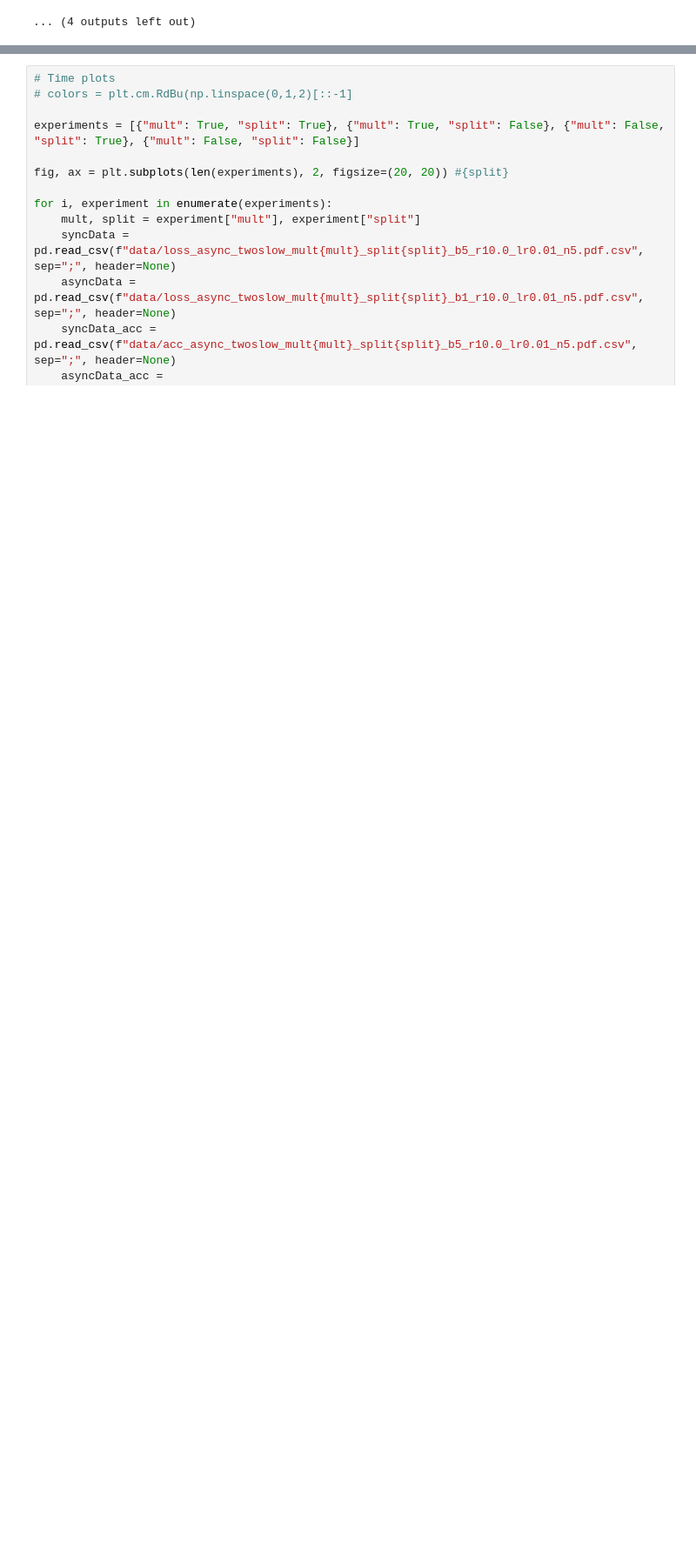
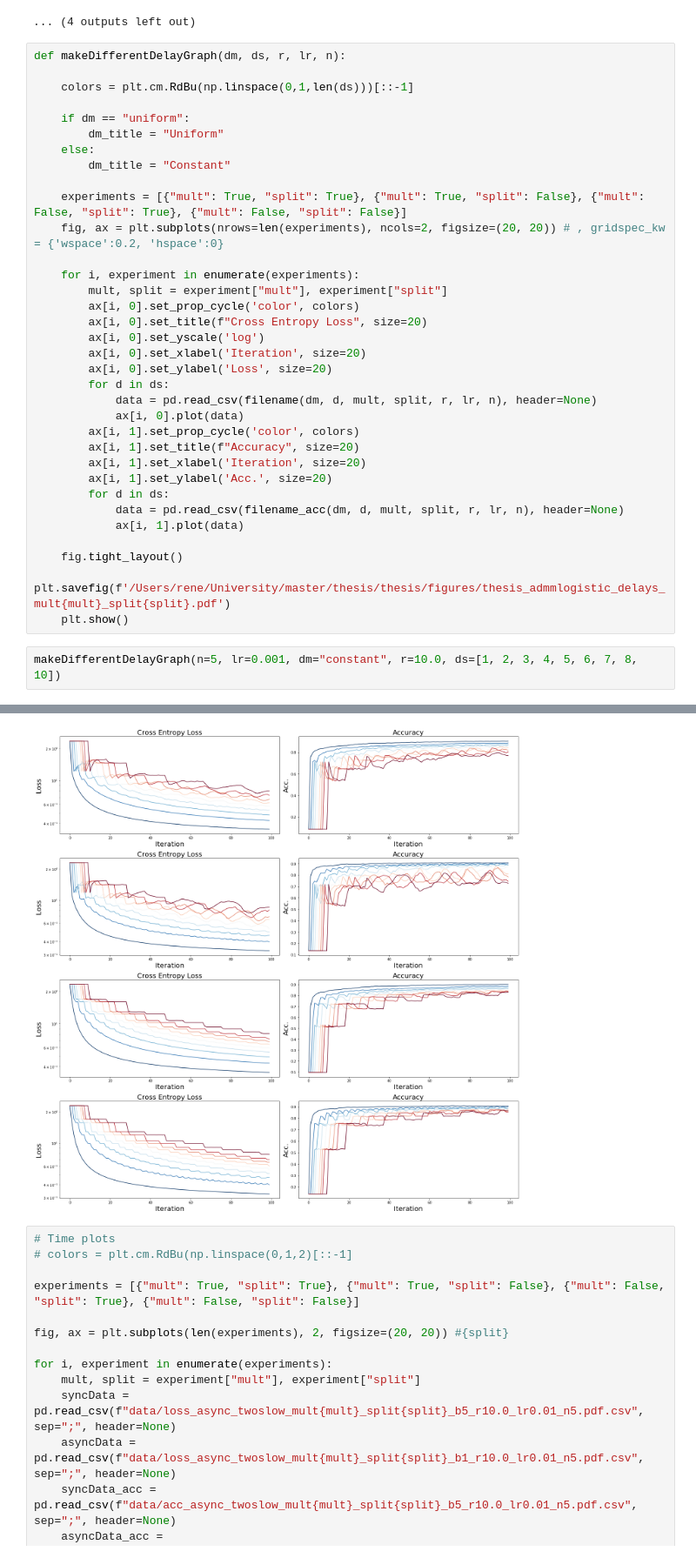
Before and after one commit to filipre/master-experiments, a Jupyter notebook: admm-logistic-regression/visualizations.ipynb, the cells around one changed output, grey strips where cells are left out. Shown at 87% size. Cells and saved outputs as stored; diff of their text form; blank space fills up the shorter version.

```diff
--- a/admm-logistic-regression/visualizations.ipynb
+++ b/admm-logistic-regression/visualizations.ipynb
@@ -242,3 +242,40 @@ data/acc_dmuniform_d8_multTrue_splitFalse_r10.0_lr0.001_n5.csv
 data/acc_dmuniform_d10_multTrue_splitFalse_r10.0_lr0.001_n5.csv
 [figure]
 ... (4 outputs left out)
+# %%
+def makeDifferentDelayGraph(dm, ds, r, lr, n):
+
+    colors = plt.cm.RdBu(np.linspace(0,1,len(ds)))[::-1]
+
+    if dm == "uniform":
+        dm_title = "Uniform"
+    else:
+        dm_title = "Constant"
+
+    experiments = [{"mult": True, "split": True}, {"mult": True, "split": False}, {"mult": False, "split": True}, {"mult": False, "split": False}]
+    fig, ax = plt.subplots(nrows=len(experiments), ncols=2, figsize=(20, 20)) # , gridspec_kw = {'wspace':0.2, 'hspace':0}
+
+    for i, experiment in enumerate(experiments):
+        mult, split = experiment["mult"], experiment["split"]
+        ax[i, 0].set_prop_cycle('color', colors)
+        ax[i, 0].set_title(f"Cross Entropy Loss", size=20)
+        ax[i, 0].set_yscale('log')
+        ax[i, 0].set_xlabel('Iteration', size=20)
+        ax[i, 0].set_ylabel('Loss', size=20)
+        for d in ds:
+            data = pd.read_csv(filename(dm, d, mult, split, r, lr, n), header=None)
+            ax[i, 0].plot(data)
+        ax[i, 1].set_prop_cycle('color', colors)
+        ax[i, 1].set_title(f"Accuracy", size=20)
+        ax[i, 1].set_xlabel('Iteration', size=20)
+        ax[i, 1].set_ylabel('Acc.', size=20)
+        for d in ds:
+            data = pd.read_csv(filename_acc(dm, d, mult, split, r, lr, n), header=None)
+            ax[i, 1].plot(data)
+
+    fig.tight_layout()
+    plt.savefig(f'/Users/rene/University/master/thesis/thesis/figures/thesis_admmlogistic_delays_mult{mult}_split{split}.pdf')
+    plt.show()
+# %%
+makeDifferentDelayGraph(n=5, lr=0.001, dm="constant", r=10.0, ds=[1, 2, 3, 4, 5, 6, 7, 8, 10])
+# %% [output]
@@ -245,3 +299,4 @@ data/acc_dmuniform_d10_multTrue_splitFalse_r10.0_lr0.001_n5.csv
+[figure, added]
 # %%
 # Time plots
 # colors = plt.cm.RdBu(np.linspace(0,1,2)[::-1]
```
Also changed, not shown: parts of 1 cell of this notebook, 1 other file.
